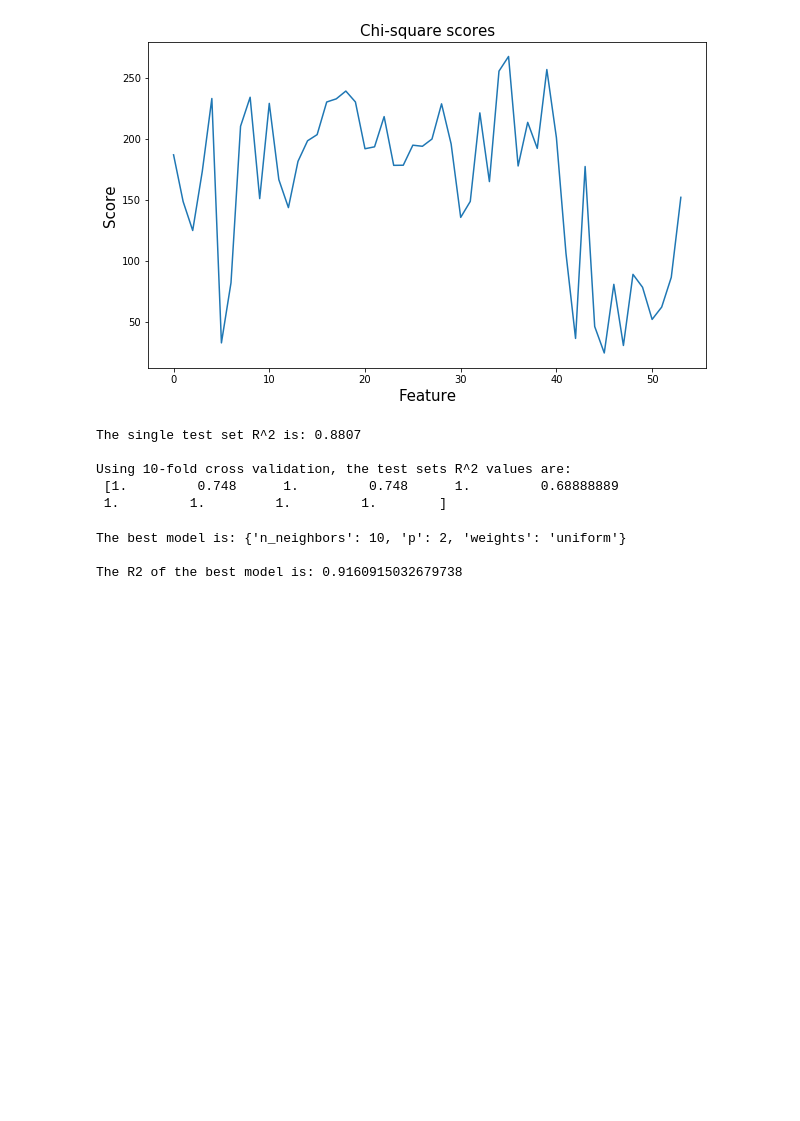
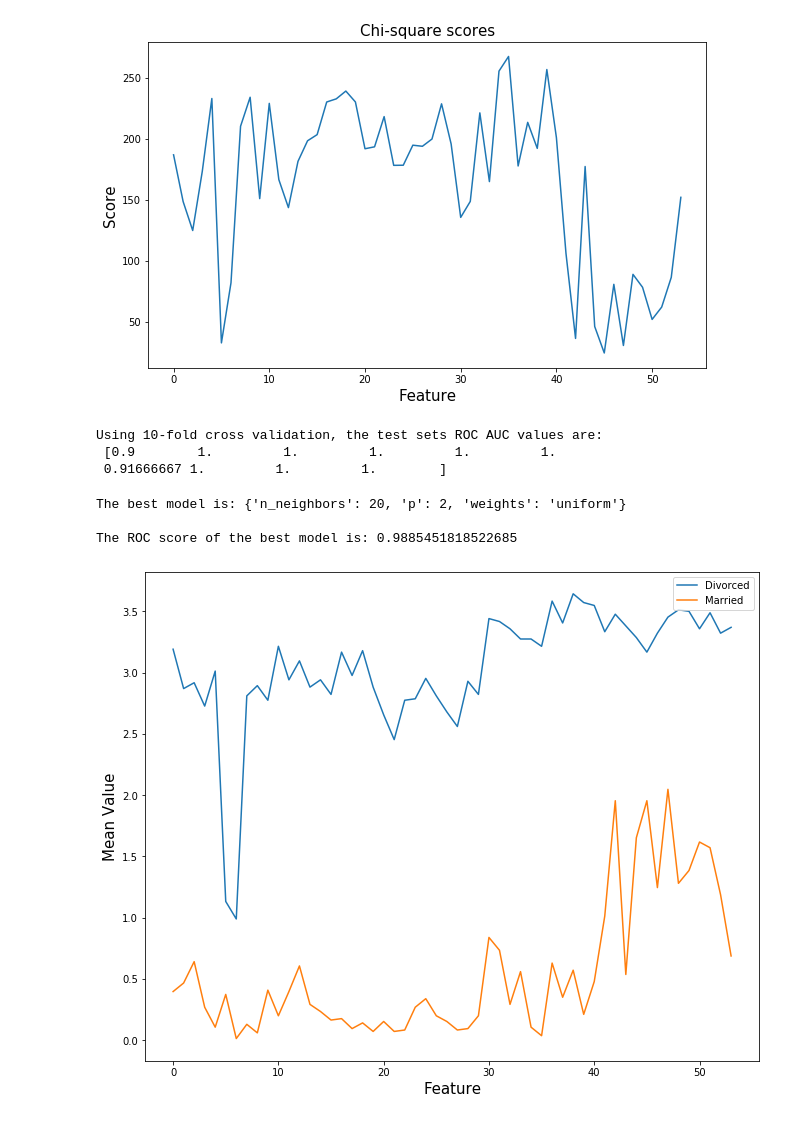
Before and after one commit to soniakhilesh/divorceanalytics, a Jupyter notebook: eda.ipynb, the cells around one changed output. Drawn from its saved outputs; the diff is of its cells as text; code cells hidden in the pictures; blank space fills up the shorter version.

```diff
--- a/eda.ipynb
+++ b/eda.ipynb
@@ -88,7 +88,8 @@ from sklearn.model_selection import train_test_split
 from sklearn.model_selection import cross_val_score
 from sklearn.metrics import accuracy_score
 
-XTrain, XTest, yTrain, yTest = train_test_split(X, y,test_size=0.2)
+X_selected=X[['Atr9','Atr11','Atr15','Atr17','Atr18','Atr19','Atr20','Atr40']]
+XTrain, XTest, yTrain, yTest = train_test_split(X_selected, y,)
 #Define a KNN model
 knn = KNeighborsRegressor(n_neighbors=10, weights="uniform", algorithm="auto", leaf_size=30, p=2, metric="minkowski")
 
@@ -97,16 +98,14 @@ knn.fit(XTrain, yTrain)
 
 #Predict on the test set
 preds = knn.predict(XTest)
-print("\nThe single test set R^2 is: {:.4f}".format(knn.score(XTest, yTest))) #Note that for KNN score returns R2
+# print("\nThe single test set R^2 is: {:.4f}".format(knn.score(XTest, yTest))) #Note that for KNN score returns R2
 
-print("\nUsing 10-fold cross validation, the test sets R^2 values are:\n",cross_val_score(knn, XTrain, yTrain, cv=10, scoring='r2'))
+print("\nUsing 10-fold cross validation, the test sets ROC AUC values are:\n",cross_val_score(knn, XTrain, yTrain, cv=10, scoring='roc_auc'))
 # accuracy_score(yTest, preds)
 # %% [output]
-The single test set R^2 is: 0.8807
-
-Using 10-fold cross validation, the test sets R^2 values are:
- [1.         0.748      1.         0.748      1.         0.68888889
- 1.         1.         1.         1.        ]
+Using 10-fold cross validation, the test sets ROC AUC values are:
+ [0.9        1.         1.         1.         1.         1.
+ 0.91666667 1.         1.         1.        ]
 # %%
 from sklearn.model_selection import GridSearchCV
 
@@ -115,12 +114,22 @@ params = {'n_neighbors':[1,2,5,10,20],'weights':['uniform','distance'],'p':[1,2]
 
 #Define and fit model
 KNN = KNeighborsRegressor()
-model = GridSearchCV(KNN, params, cv=10, scoring='r2', return_train_score=True)
+model = GridSearchCV(KNN, params, cv=10, scoring='roc_auc', return_train_score=True)
 model.fit(XTrain,yTrain)
 #Print out some results
 print("The best model is:",model.best_params_)
-print("\nThe R2 of the best model is:", model.best_score_)
+print("\nThe ROC score of the best model is:", model.best_score_)
 # %% [output]
-The best model is: {'n_neighbors': 10, 'p': 2, 'weights': 'uniform'}
+The best model is: {'n_neighbors': 20, 'p': 2, 'weights': 'uniform'}
 
-The R2 of the best model is: 0.9160915032679738
+The ROC score of the best model is: 0.9885451818522685
+# %%
+fig = figure(figsize=(11, 9))  # Create the figure space
+plt.plot(divorced_data.mean().reset_index(drop=True),label="Divorced")
+plt.plot(married_data.mean().reset_index(drop=True),label="Married")
+plt.xlabel("Feature", fontsize=15)
+plt.ylabel("Mean Value", fontsize=15)
+plt.legend()
+fig.savefig('mean-values.png', bbox_inches='tight')
+# %% [output]
+[figure, added]
```
Also changed, not shown: parts of 9 cells of this notebook, 1 other file.
